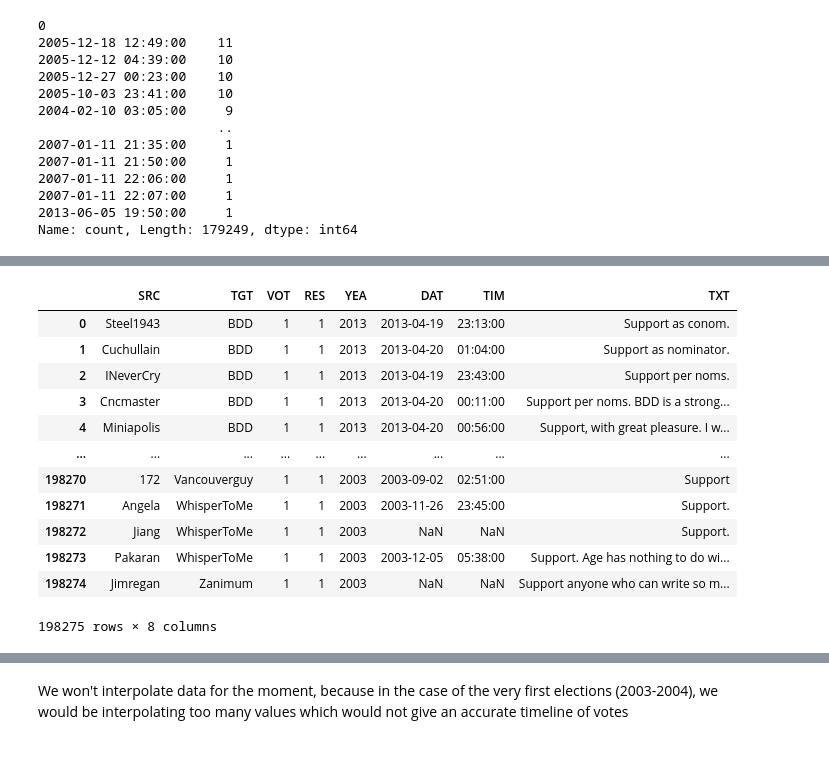
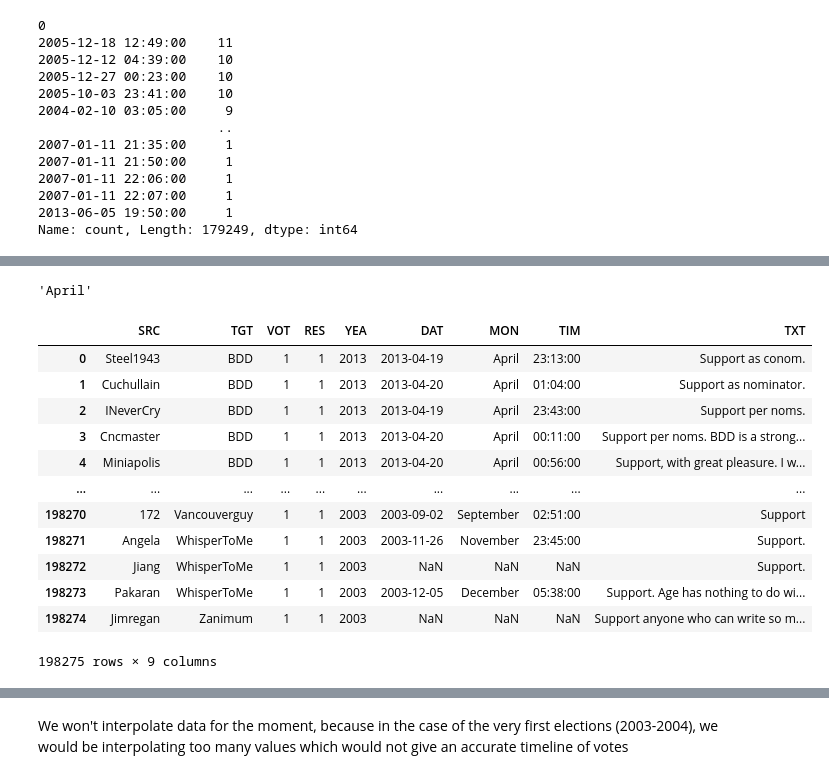
Before and after one commit to epfl-ada/ada-2024-project-ackthuallydeadalready, a Jupyter notebook: EDA.ipynb, the cells around one changed output, grey strips where cells are left out. Drawn from its saved outputs; the diff is of its cells as text; code cells hidden in the pictures.

```diff
--- a/EDA.ipynb
+++ b/EDA.ipynb
@@ -127,26 +114,33 @@ Name: count, Length: 179249, dtype: int64
+# %%
+import calendar
+calendar.month_name[4]
+# %% [output]
+'April'
 # %%
 datetime_object_date = dates.apply(lambda x: x[0].date() if type(x[0])!=float else x[0], axis=1)
+datetime_object_month= dates.apply(lambda x: calendar.month_name[x[0].month] if type(x[0])!=float else x[0], axis=1)
 datetime_object_time = dates.apply(lambda x: x[0].time() if type(x[0])!=float else x[0], axis=1)
 
 # Converting types of DAT and adding TIM column
 data['DAT'] = datetime_object_date
+data['MON'] = datetime_object_month
 data['TIM'] = datetime_object_time
 # Reordering columns
-data = data.iloc[:,[0,1,2,3,4,5,7,6]]
+data = data.iloc[:,[0,1,2,3,4,5,7,8,6]]
 
 data
 # %% [output]
-|  | SRC | TGT | VOT | RES | YEA | DAT | TIM | TXT |
-| 0 | Steel1943 | BDD | 1 | 1 | 2013 | 2013-04-19 | 23:13:00 | Support as conom. |
-| 1 | Cuchullain | BDD | 1 | 1 | 2013 | 2013-04-20 | 01:04:00 | Support as nominator. |
-| 2 | INeverCry | BDD | 1 | 1 | 2013 | 2013-04-19 | 23:43:00 | Support per noms. |
-| 3 | Cncmaster | BDD | 1 | 1 | 2013 | 2013-04-20 | 00:11:00 | Support per noms. BDD is a strong... |
-| 4 | Miniapolis | BDD | 1 | 1 | 2013 | 2013-04-20 | 00:56:00 | Support, with great pleasure. I w... |
-| ... | ... | ... | ... | ... | ... | ... | ... | ... |
-| 198270 | 172 | Vancouverguy | 1 | 1 | 2003 | 2003-09-02 | 02:51:00 | Support |
-| 198271 | Angela | WhisperToMe | 1 | 1 | 2003 | 2003-11-26 | 23:45:00 | Support. |
-| 198272 | Jiang | WhisperToMe | 1 | 1 | 2003 | NaN | NaN | Support. |
-| 198273 | Pakaran | WhisperToMe | 1 | 1 | 2003 | 2003-12-05 | 05:38:00 | Support. Age has nothing to do wi... |
-| 198274 | Jimregan | Zanimum | 1 | 1 | 2003 | NaN | NaN | Support anyone who can write so m... |
+|  | SRC | TGT | VOT | RES | YEA | DAT | MON | TIM | TXT |
+| 0 | Steel1943 | BDD | 1 | 1 | 2013 | 2013-04-19 | April | 23:13:00 | Support as conom. |
+| 1 | Cuchullain | BDD | 1 | 1 | 2013 | 2013-04-20 | April | 01:04:00 | Support as nominator. |
+| 2 | INeverCry | BDD | 1 | 1 | 2013 | 2013-04-19 | April | 23:43:00 | Support per noms. |
+| 3 | Cncmaster | BDD | 1 | 1 | 2013 | 2013-04-20 | April | 00:11:00 | Support per noms. BDD is a strong... |
+| 4 | Miniapolis | BDD | 1 | 1 | 2013 | 2013-04-20 | April | 00:56:00 | Support, with great pleasure. I w... |
+| ... | ... | ... | ... | ... | ... | ... | ... | ... | ... |
+| 198270 | 172 | Vancouverguy | 1 | 1 | 2003 | 2003-09-02 | September | 02:51:00 | Support |
+| 198271 | Angela | WhisperToMe | 1 | 1 | 2003 | 2003-11-26 | November | 23:45:00 | Support. |
+| 198272 | Jiang | WhisperToMe | 1 | 1 | 2003 | NaN | NaN | NaN | Support. |
+| 198273 | Pakaran | WhisperToMe | 1 | 1 | 2003 | 2003-12-05 | December | 05:38:00 | Support. Age has nothing to do wi... |
+| 198274 | Jimregan | Zanimum | 1 | 1 | 2003 | NaN | NaN | NaN | Support anyone who can write so m... |
-198275 rows × 8 columns
+198275 rows × 9 columns
 # %%
```
Also changed, not shown: parts of 42 cells of this notebook.
